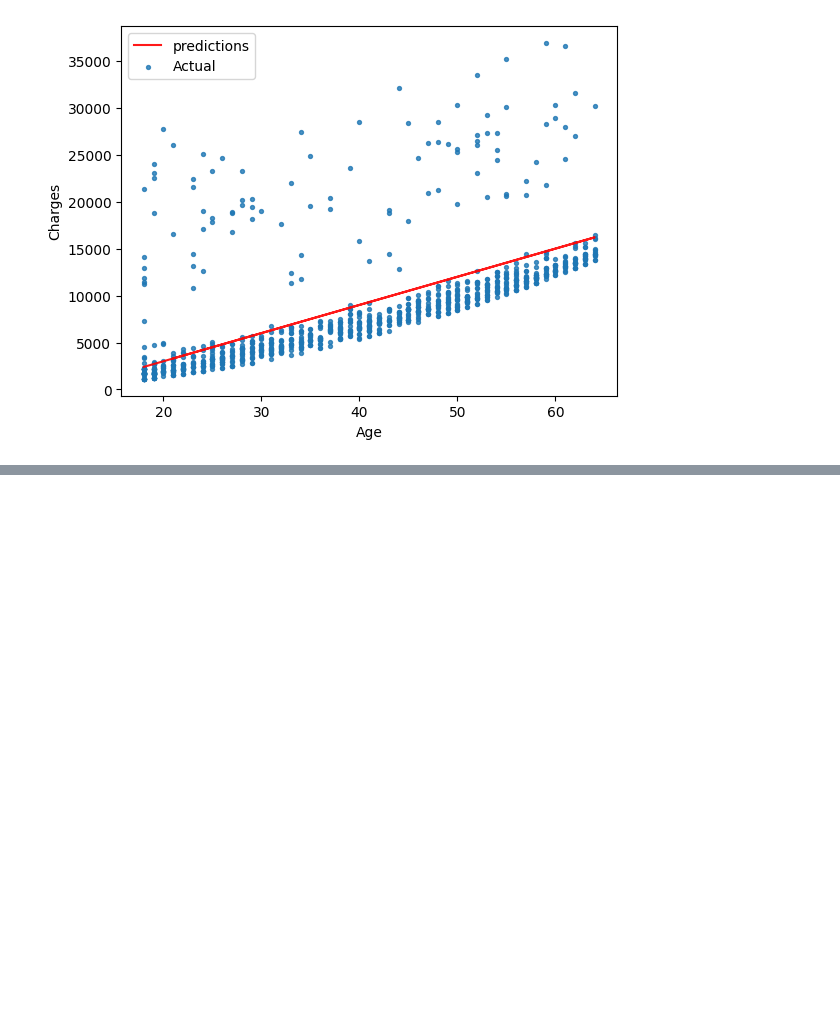
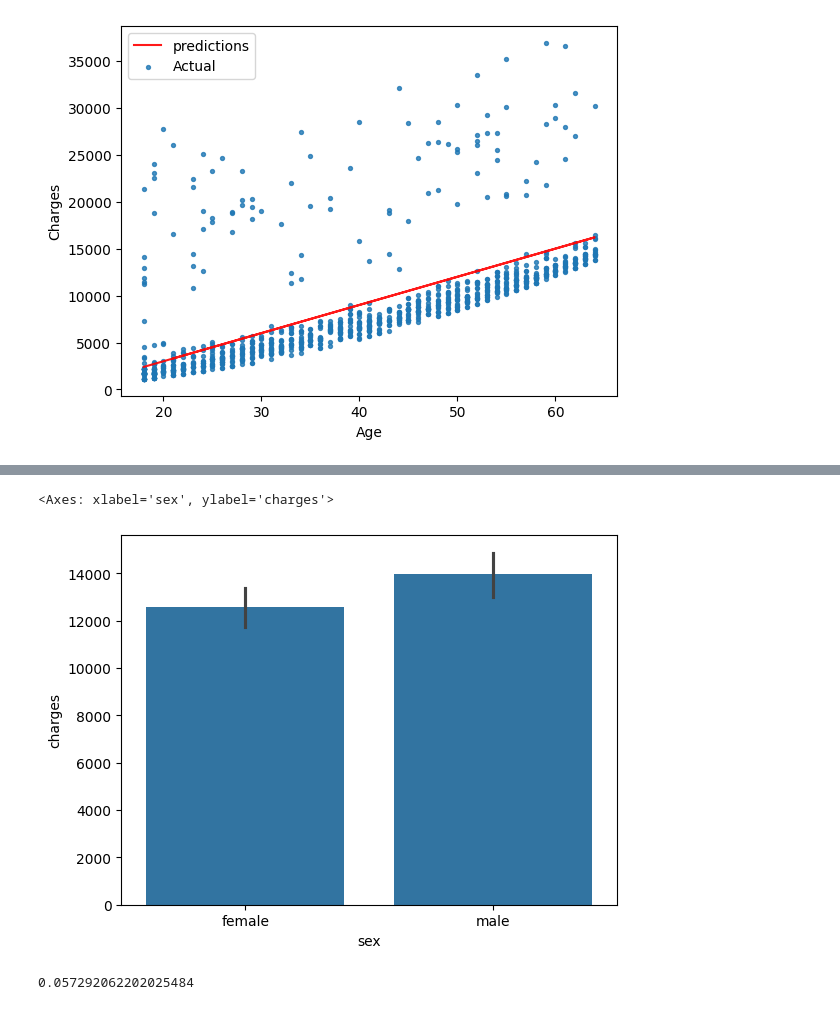
Before and after one commit to Prakashh-Das/Mechine-Learning-Practice, a Jupyter notebook: Medical_Bill_Charges_Prediction.ipynb, the cells around one changed output, grey strips where cells are left out. Cells and saved outputs as stored; diff of their text form; code cells hidden in the pictures; blank space fills up the shorter version.

```diff
--- a/Medical_Bill_Charges_Prediction.ipynb
+++ b/Medical_Bill_Charges_Prediction.ipynb
@@ -276,0 +452,3 @@ RMSE Loss:  4700.736524304107
+# %%
+smoker_codes = {'yes' : 1, 'no' : 0}
+medical_charges_df['smoker_code'] = medical_charges_df.smoker.map(smoker_codes)
@@ -276,0 +488,5 @@ RMSE Loss:  4700.736524304107
+# %%
+sns.barplot(data=medical_charges_df, x='sex', y='charges')
+# %% [output]
+<Axes: xlabel='sex', ylabel='charges'>
+[figure, added]
@@ -276,0 +496,4 @@ RMSE Loss:  4700.736524304107
+# %%
+medical_charges_df.charges.corr(medical_charges_df.sex_code)
+# %% [output]
+0.057292062202025484
```
Also changed, not shown: parts of 35 cells of this notebook.
